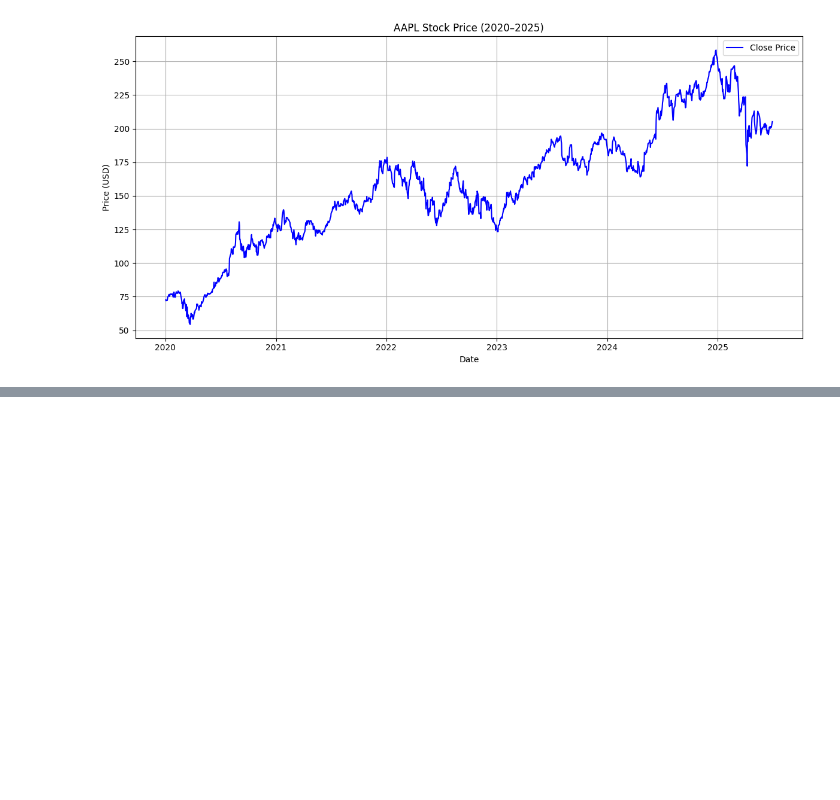
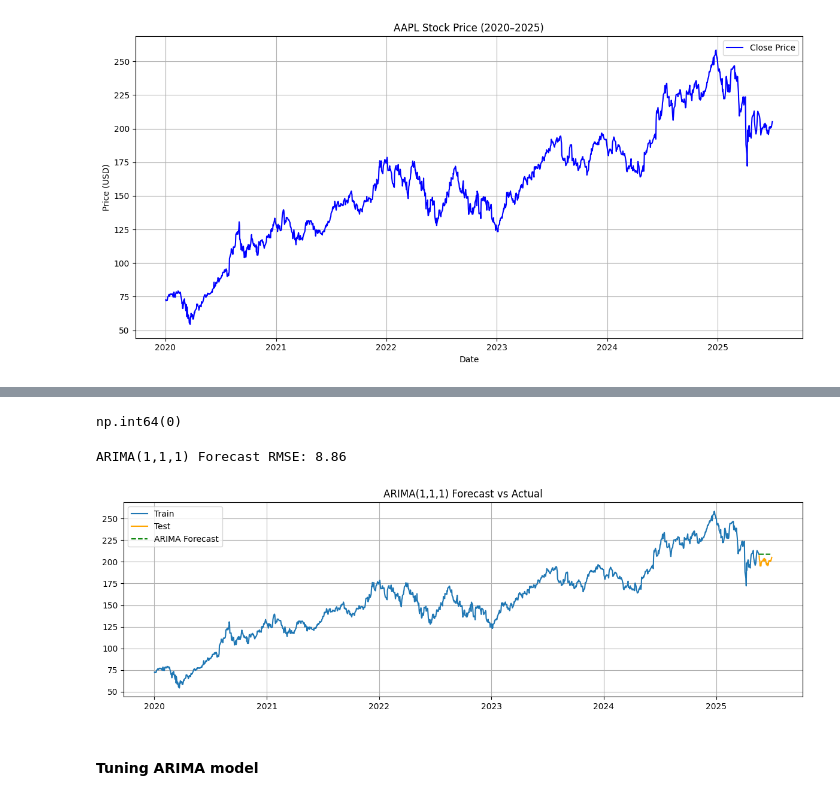
Before and after one commit to edmiller824/sf_tech, a Jupyter notebook: ts_analysis_apple.ipynb, the cells around one changed output, grey strips where cells are left out. Saved outputs shown, nothing was run; the diff lists cells and outputs as text; code cells hidden in the pictures; blank space fills up the shorter version.

```diff
--- a/ts_analysis_apple.ipynb
+++ b/ts_analysis_apple.ipynb
@@ -54,0 +136,42 @@ plt.show()
+# %%
+# Set frequency to business days
+apple_ts = apple_ts.asfreq('B')
+# %%
+# check to determine if there are nulls after index frequency is set
+apple_ts.isna().sum()
+# %% [output]
+np.int64(0)
+# %%
+# forward fill for missing days
+apple_ts = apple_ts.ffill()
+# %%
+# Use same train/test split
+train = apple_ts[:-30]
+test = apple_ts[-30:]
+
+# Refit ARIMA on the training data
+model = ARIMA(train, order=(1, 1, 1))
+model_fit = model.fit()
+
+# Forecast next 30 business days
+forecast = model_fit.forecast(steps=30)
+
+# Evaluate performance
+rmse = np.sqrt(mean_squared_error(test, forecast))
+print(f"ARIMA(1,1,1) Forecast RMSE: {rmse:.2f}")
+
+# Plot results
+plt.figure(figsize=(12, 4))
+plt.plot(train.index, train, label='Train')
+plt.plot(test.index, test, label='Test', color='orange')
+plt.plot(forecast.index, forecast, label='ARIMA Forecast', color='green', linestyle='--')
+plt.title("ARIMA(1,1,1) Forecast vs Actual")
+plt.legend()
+plt.grid(True)
+plt.tight_layout()
+plt.show()
+# %% [output]
+ARIMA(1,1,1) Forecast RMSE: 8.86
+[figure, added]
+# %% [markdown]
+#### Tuning ARIMA model
```
Also changed, not shown: parts of 11 cells of this notebook, 1 other file.
